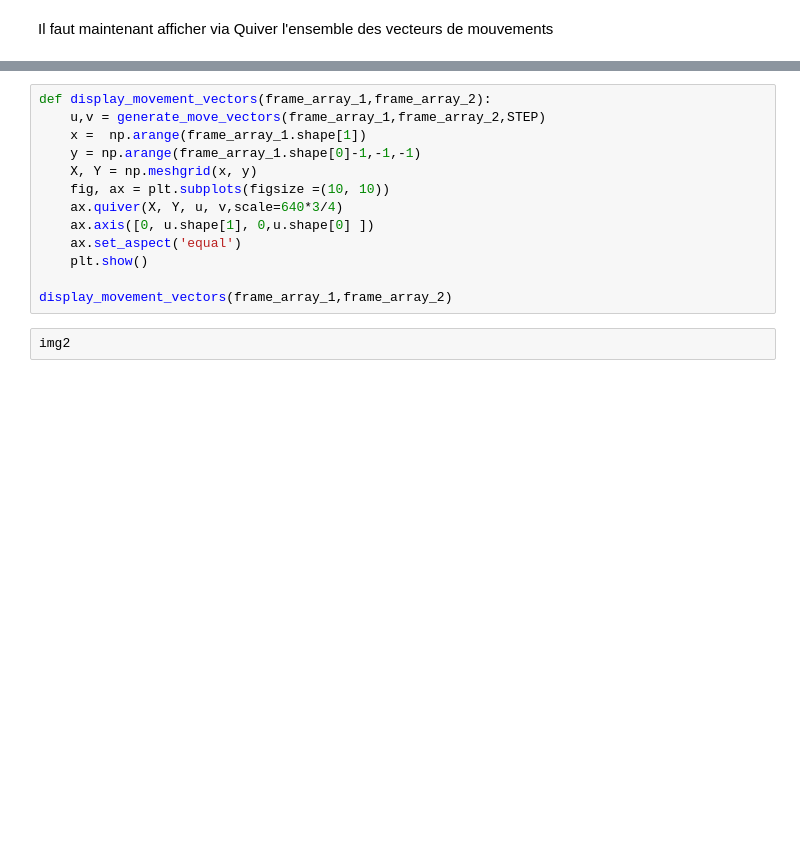
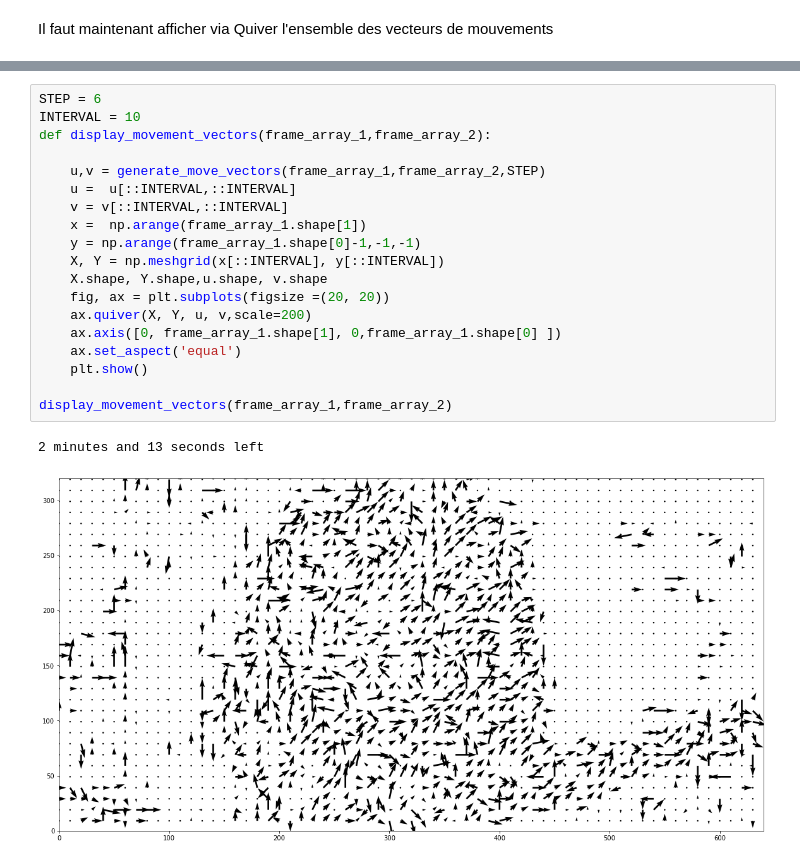
Before and after one commit to Bast-94/cv-practical-works-2023, a Jupyter notebook: tp1_ME.ipynb, the cells around one changed output, grey strips where cells are left out. Drawn from its saved outputs; the diff is of its cells as text; blank space fills up the shorter version.

```diff
--- a/tp1_ME.ipynb
+++ b/tp1_ME.ipynb
@@ -87,15 +120,22 @@ Il faut maintenant afficher via Quiver l'ensemble des vecteurs de mouvements
 # %%
+STEP = 6
+INTERVAL = 10
 def display_movement_vectors(frame_array_1,frame_array_2):
+
     u,v = generate_move_vectors(frame_array_1,frame_array_2,STEP)
+    u =  u[::INTERVAL,::INTERVAL]
+    v = v[::INTERVAL,::INTERVAL]
     x =  np.arange(frame_array_1.shape[1])
     y = np.arange(frame_array_1.shape[0]-1,-1,-1)
-    X, Y = np.meshgrid(x, y)
-    fig, ax = plt.subplots(figsize =(10, 10))
-    ax.quiver(X, Y, u, v,scale=640*3/4)
-    ax.axis([0, u.shape[1], 0,u.shape[0] ])
+    X, Y = np.meshgrid(x[::INTERVAL], y[::INTERVAL])
+    X.shape, Y.shape,u.shape, v.shape
+    fig, ax = plt.subplots(figsize =(20, 20))
+    ax.quiver(X, Y, u, v,scale=200)
+    ax.axis([0, frame_array_1.shape[1], 0,frame_array_1.shape[0] ])
     ax.set_aspect('equal')
     plt.show()
 
 display_movement_vectors(frame_array_1,frame_array_2)
+# %% [output]
+2 minutes and 13 seconds left
+[figure, added]
-# %%
-img2
```
Also changed, not shown: parts of 11 cells of this notebook.
